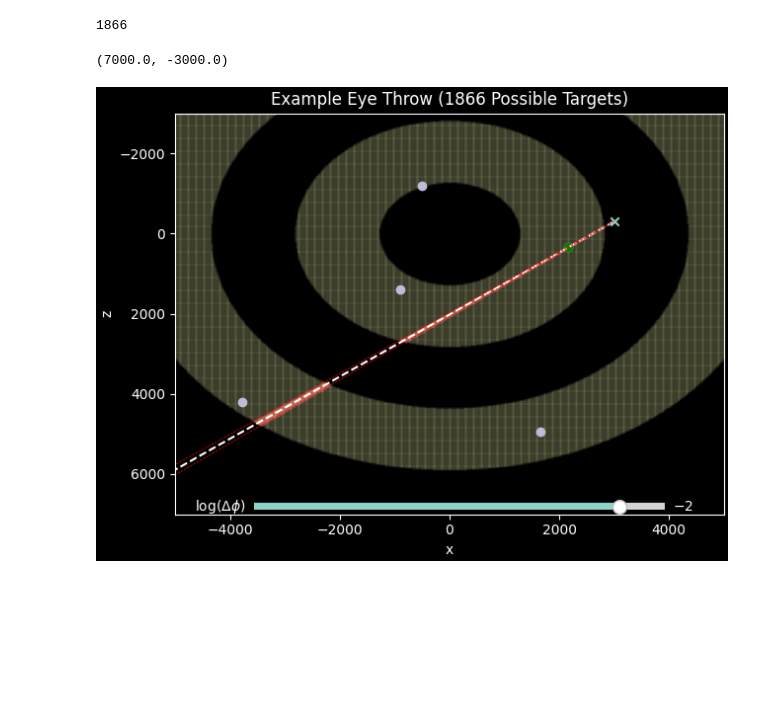
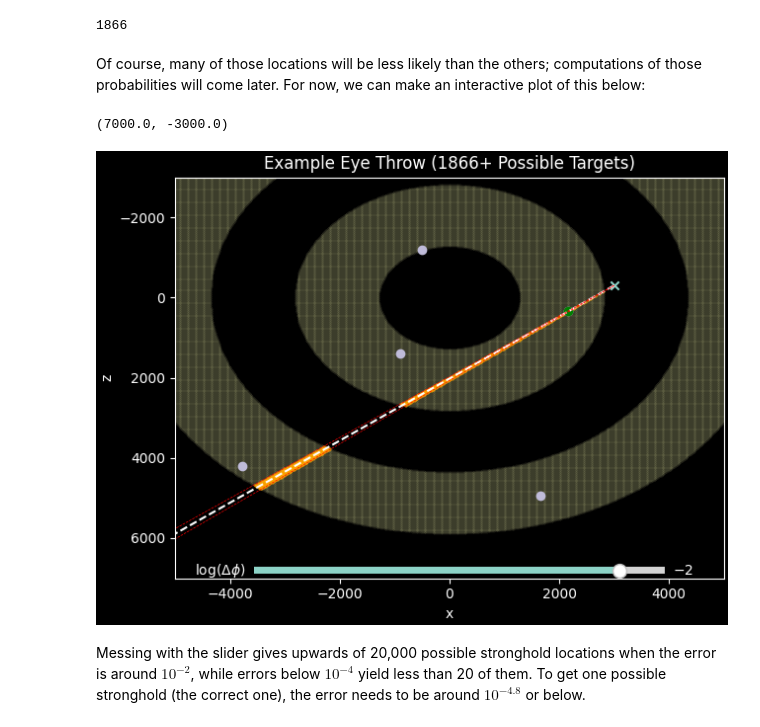
Before and after one commit to badooga/strongholds, a Jupyter notebook: 3. nearest.ipynb, the cells around one changed output. Drawn from its saved outputs; the diff is of its cells as text; code cells hidden in the pictures; blank space fills up the shorter version.

```diff
--- a/3. nearest.ipynb
+++ b/3. nearest.ipynb
@@ -57,6 +59,8 @@ array([[ 2808.,  -152.],
        [-3416.,  4760.],
        [-3432.,  4776.]])
 1866
+# %% [markdown]
+Of course, many of those locations will be less likely than the others; computations of those probabilities will come later. For now, we can make an interactive plot of this below:
 # %%
 # computes the cone lines
 t = np.linspace(0, 30000)
@@ -66,7 +70,7 @@ ray_m = player + strongholds.math.cis(throw_angle - dphi) * t
 # %%
 %matplotlib widget
 fig, ax = mplt.xz_subplots()
-ax.set_title(f"Example Eye Throw ({len(possible_targets)} Possible Targets)")
+ax.set_title(f"Example Eye Throw ({len(possible_targets)}+ Possible Targets)")
 #fig.subplots_adjust(bottom=0.25)
 
 # graphs the player and their "throw cone"
@@ -80,39 +84,41 @@ ax.scatter(grid.real, grid.imag, s=1e-3)
 ax.scatter(all_strongholds.real, all_strongholds.imag)
 
 # gives unique colors to the possible targets and the actual target
-possible_targets_scatter = ax.scatter(possible_targets.real, possible_targets.imag, 1e-2)
+possible_targets_scatter = ax.scatter(possible_targets.real, possible_targets.imag, 1e-1, color="orange")
 target_scatter = ax.scatter(target.real, target.imag, color="green")
 
 ax_dphi = fig.add_axes([0.25, 0.1, 0.65, 0.03])
 dphi_slider = Slider(
     ax=ax_dphi,
     label="$\\log(\\Delta \\phi)$",
     valmin=-10,
     valmax=-1,
     valinit=-2,
 )
 
 def update(val=None) -> None:
     dphi = 10 ** dphi_slider.val
 
     # update the cone
     ray_p = player + strongholds.math.cis(throw_angle + dphi) * t
     ray_m = player + strongholds.math.cis(throw_angle - dphi) * t
 
     line_p.set_data(ray_p.real, ray_p.imag)
     line_m.set_data(ray_m.real, ray_m.imag)
 
     # update the possible targets
     possible_targets = strongholds.points_in_cone(player, grid, throw_angle, dphi)
     possible_targets_scatter.set_offsets(strongholds.math.to_xz(possible_targets))
 
-    ax.set_title(f"Example Eye Throw ({len(possible_targets)} Possible Targets)")
+    ax.set_title(f"Example Eye Throw ({len(possible_targets)}+ Possible Targets)")
 
 dphi_slider.on_changed(update)
 
 #mplt.flip_zaxis(ax)
 ax.set_xlim(-5000, 5000)
 ax.set_ylim(7000, -3000)
 # %% [output]
 (7000.0, -3000.0)
-[figure, old version]
+[figure, new version]
+# %% [markdown]
+Messing with the slider gives upwards of 20,000 possible stronghold locations when the error is around $10^{-2}$, while errors below $10^{-4}$ yield less than 20 of them. To get one possible stronghold (the correct one), the error needs to be around $10^{-4.8}$ or below.
```
Also changed, not shown: parts of 2 cells of this notebook.
